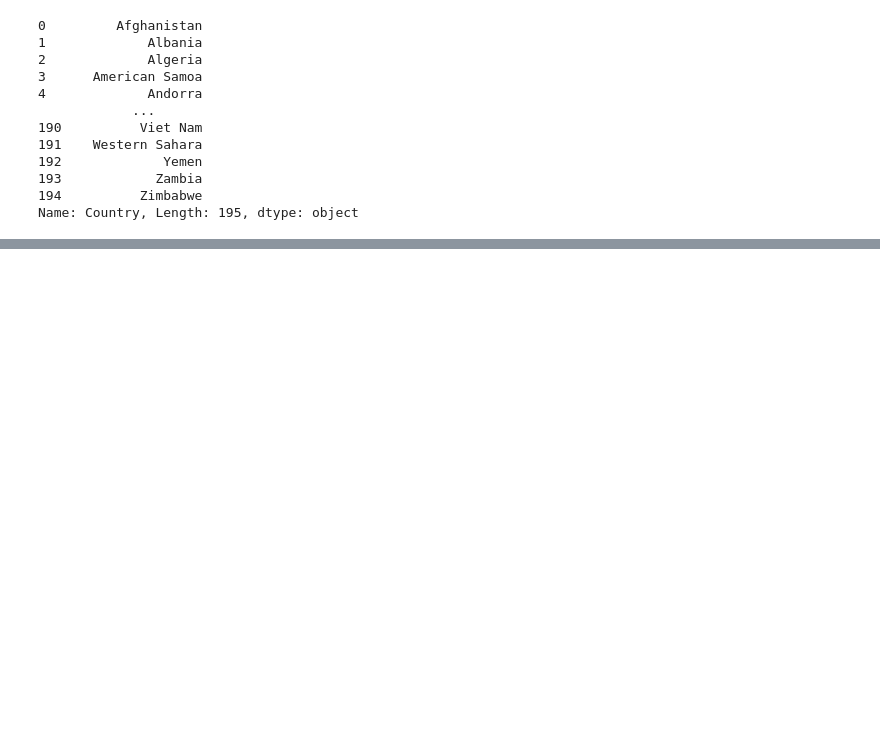
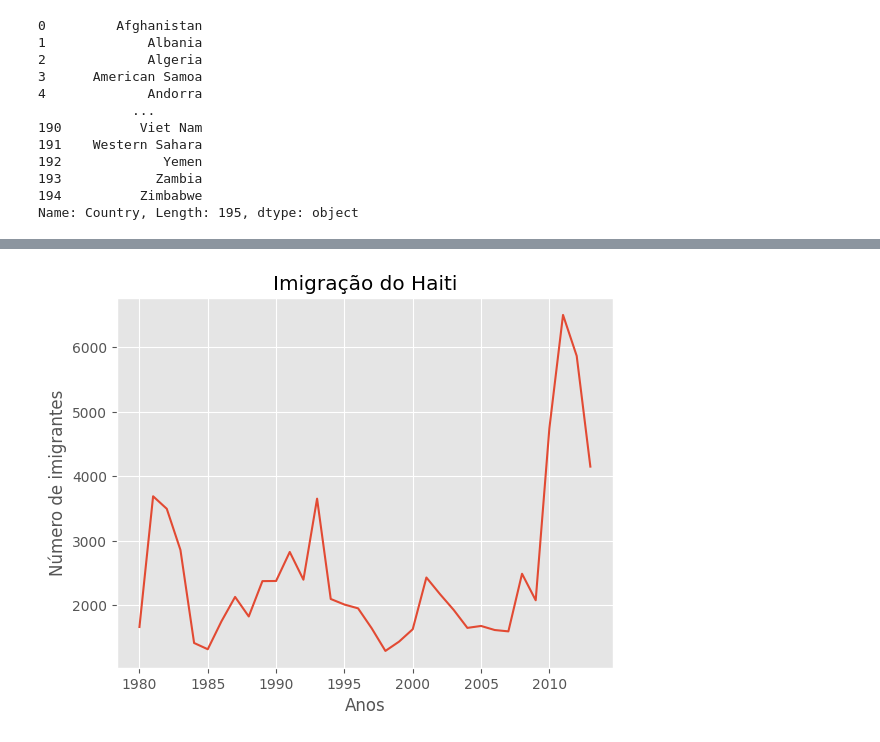
Before and after one commit to EmidioLP/IBMSkillsBuild, a Jupyter notebook: Data_Visualization_with_Python/Lab1.ipynb, the cells around one changed output, grey strips where cells are left out. Drawn from its saved outputs; the diff is of its cells as text; code cells hidden in the pictures; blank space fills up the shorter version.

```diff
--- a/Data_Visualization_with_Python/Lab1.ipynb
+++ b/Data_Visualization_with_Python/Lab1.ipynb
@@ -189,0 +416,11 @@ Name: Country, Length: 195, dtype: object
+# %%
+haiti.index = haiti.index.map(int) #Muda os valores do index de haiti para tipo inteiro
+haiti.plot(kind='line')
+
+plt.title('Imigração do Haiti')
+plt.ylabel('Número de imigrantes')
+plt.xlabel('Anos')
+
+plt.show()
+# %% [output]
+[figure, added]
```
Also changed, not shown: parts of 29 cells of this notebook.
